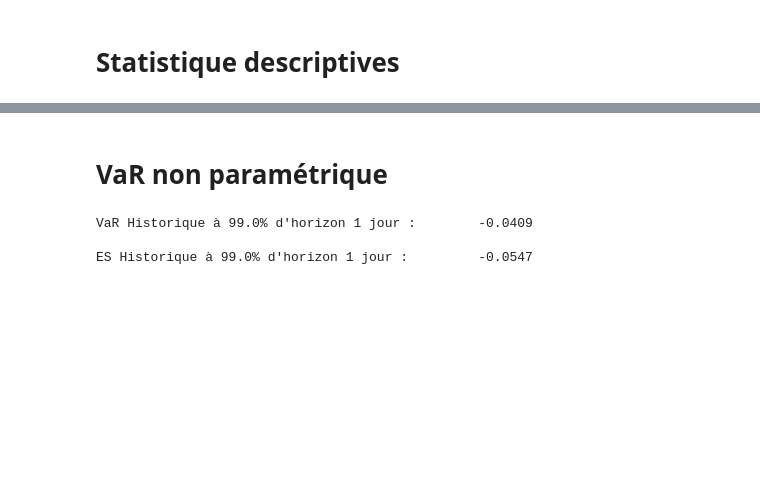
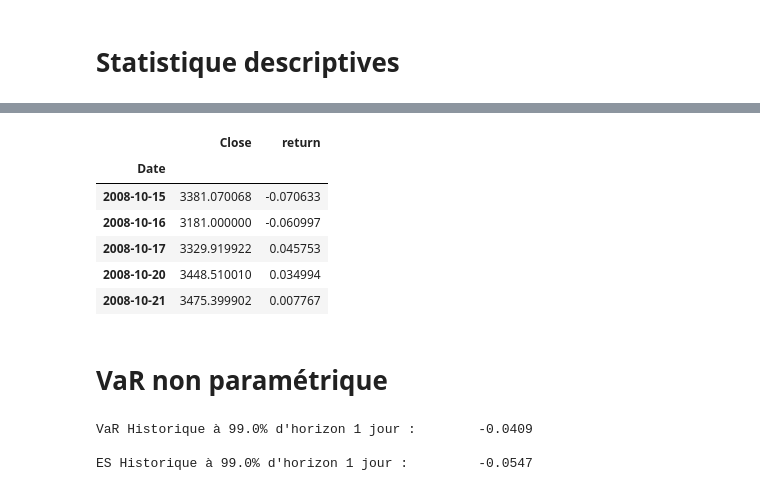
Before and after one commit to usenameFD/Asset-management, a Jupyter notebook: VaR/var.ipynb, the cells around one changed output, grey strips where cells are left out. Drawn from its saved outputs; the diff is of its cells as text; code cells hidden in the pictures; blank space fills up the shorter version.

```diff
--- a/VaR/var.ipynb
+++ b/VaR/var.ipynb
@@ -51,3 +87,13 @@ Optimization terminated successfully    (Exit mode 0)
+# %%
+data_train.head()
+# %% [output]
+|  | Close | return |
+| Date |  |  |
+| 2008-10-15 | 3381.070068 | -0.070633 |
+| 2008-10-16 | 3181.000000 | -0.060997 |
+| 2008-10-17 | 3329.919922 | 0.045753 |
+| 2008-10-20 | 3448.510010 | 0.034994 |
+| 2008-10-21 | 3475.399902 | 0.007767 |
 # %% [markdown]
 # VaR non paramétrique
 # %%
```
Also changed, not shown: parts of 24 cells of this notebook, 2 other files.
